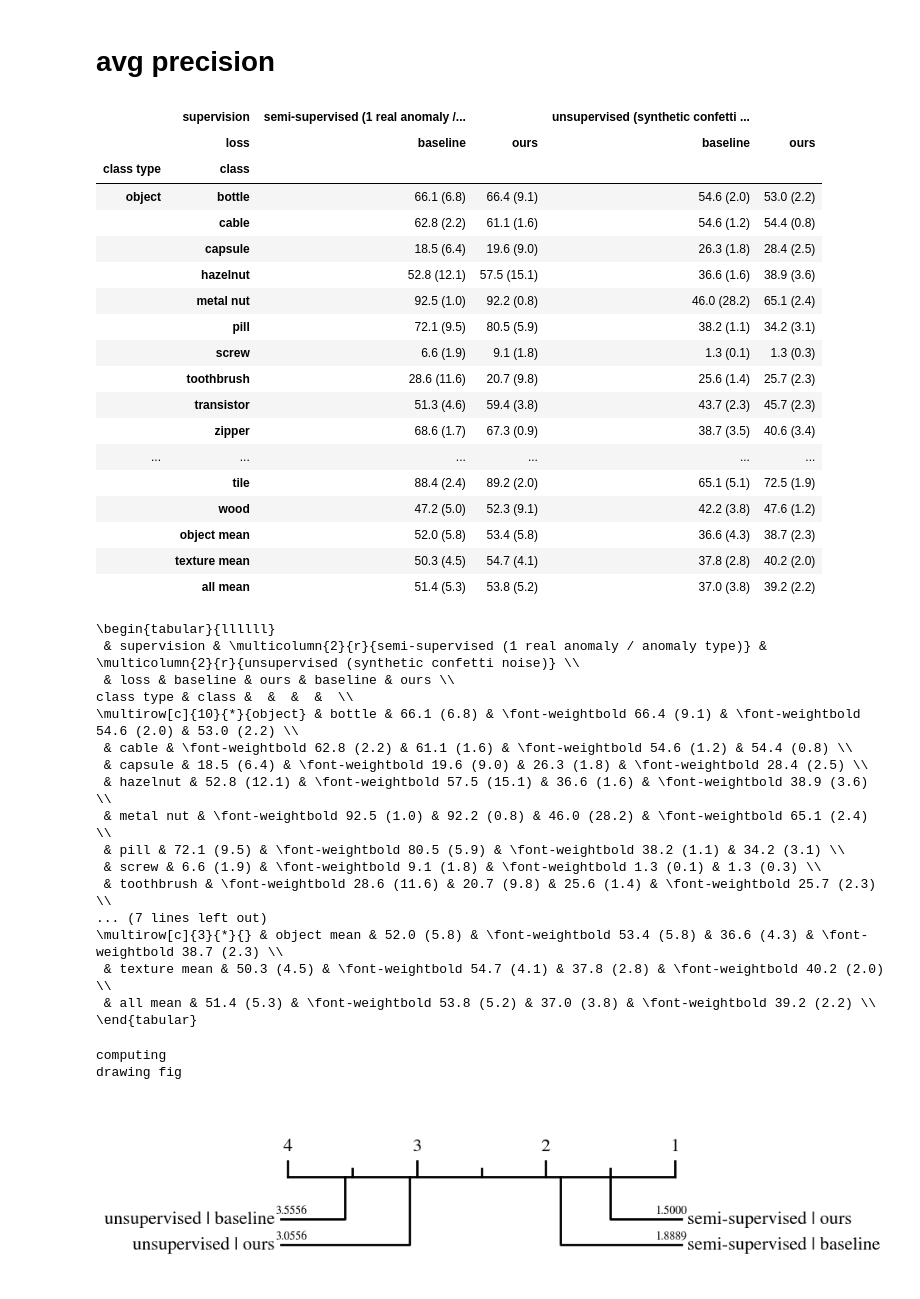
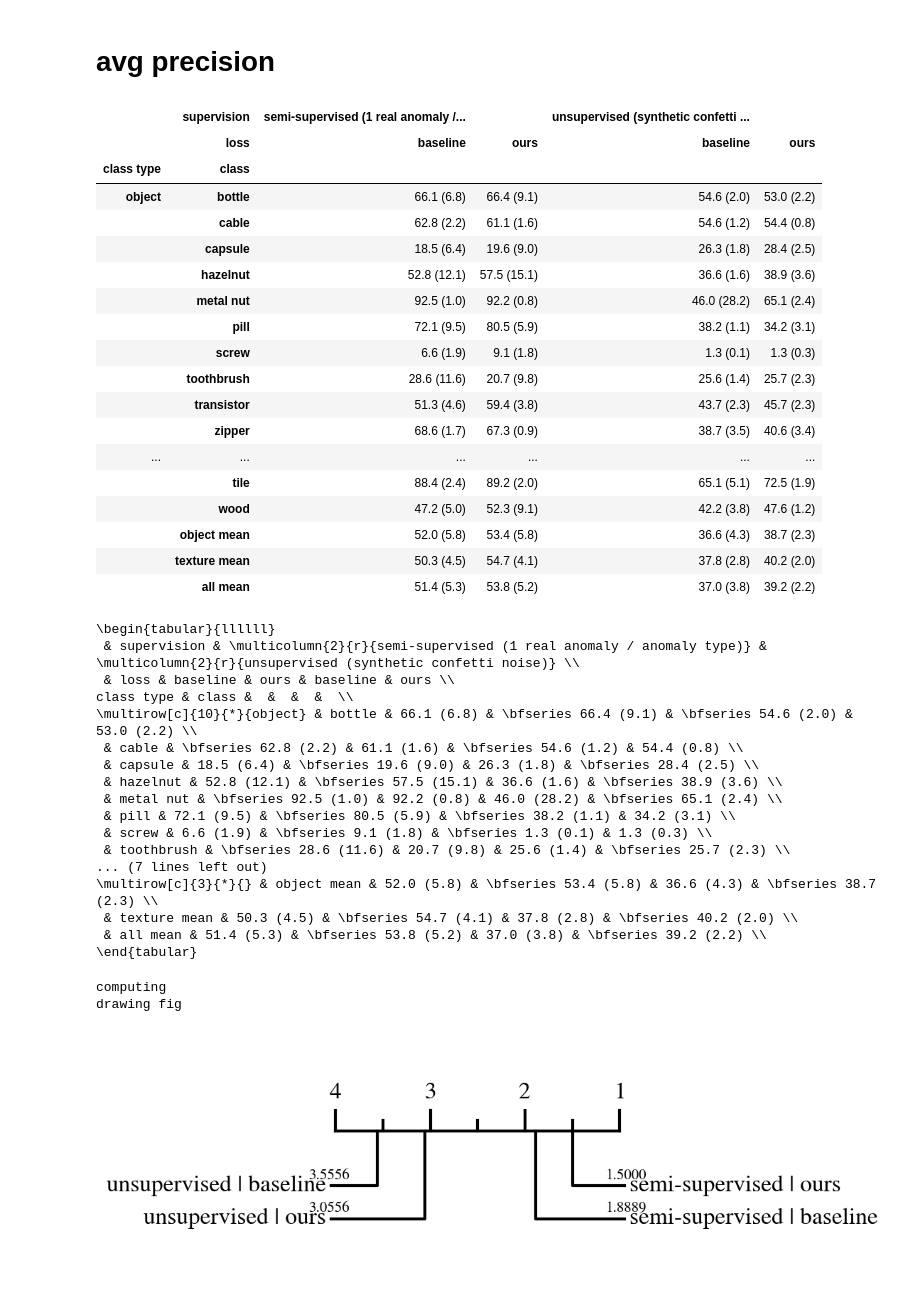
Before and after one commit to jpcbertoldo/fcdd, a Jupyter notebook: 2022-07-bmvc/08-analyse-experiment.05-bmvc-report-02-old-experiment-00.ipynb, the cells around one changed output. Cells and saved outputs as stored; diff of their text form; code cells hidden in the pictures.

```diff
--- a/2022-07-bmvc/08-analyse-experiment.05-bmvc-report-02-old-experiment-00.ipynb
+++ b/2022-07-bmvc/08-analyse-experiment.05-bmvc-report-02-old-experiment-00.ipynb
@@ -520,10 +523,12 @@ def format_index(index):
 pt.index = pt.index.map(format_index)
 
 color_mask = get_color_mask_compare_by_line_every_n_cols(pt_color_from, n=2)
-pt = pt.style.apply(bold_from_ordering_mask(color_mask), axis=None)
-pt
 
-print(pt.to_latex())
+def apply_style(df):
+    return pt.style.apply(bold_from_ordering_mask(color_mask), axis=None)
+
+apply_style(pt)
+print(apply_style(pt).to_latex(convert_css=True))
 # %% [output]
 |  | supervision | semi-supervised (1 real anomaly /... |  | unsupervised (synthetic confetti ... |  |
 |  | loss | baseline | ours | baseline | ours |
@@ -548,46 +553,48 @@ print(pt.to_latex())
  & supervision & \multicolumn{2}{r}{semi-supervised (1 real anomaly / anomaly type)} & \multicolumn{2}{r}{unsupervised (synthetic confetti noise)} \\
  & loss & baseline & ours & baseline & ours \\
 class type & class &  &  &  &  \\
-\multirow[c]{10}{*}{object} & bottle & 66.1 (6.8) & \font-weightbold 66.4 (9.1) & \font-weightbold 54.6 (2.0) & 53.0 (2.2) \\
- & cable & \font-weightbold 62.8 (2.2) & 61.1 (1.6) & \font-weightbold 54.6 (1.2) & 54.4 (0.8) \\
- & capsule & 18.5 (6.4) & \font-weightbold 19.6 (9.0) & 26.3 (1.8) & \font-weightbold 28.4 (2.5) \\
- & hazelnut & 52.8 (12.1) & \font-weightbold 57.5 (15.1) & 36.6 (1.6) & \font-weightbold 38.9 (3.6) \\
- & metal nut & \font-weightbold 92.5 (1.0) & 92.2 (0.8) & 46.0 (28.2) & \font-weightbold 65.1 (2.4) \\
- & pill & 72.1 (9.5) & \font-weightbold 80.5 (5.9) & \font-weightbold 38.2 (1.1) & 34.2 (3.1) \\
- & screw & 6.6 (1.9) & \font-weightbold 9.1 (1.8) & \font-weightbold 1.3 (0.1) & 1.3 (0.3) \\
- & toothbrush & \font-weightbold 28.6 (11.6) & 20.7 (9.8) & 25.6 (1.4) & \font-weightbold 25.7 (2.3) \\
+\multirow[c]{10}{*}{object} & bottle & 66.1 (6.8) & \bfseries 66.4 (9.1) & \bfseries 54.6 (2.0) & 53.0 (2.2) \\
+ & cable & \bfseries 62.8 (2.2) & 61.1 (1.6) & \bfseries 54.6 (1.2) & 54.4 (0.8) \\
+ & capsule & 18.5 (6.4) & \bfseries 19.6 (9.0) & 26.3 (1.8) & \bfseries 28.4 (2.5) \\
+ & hazelnut & 52.8 (12.1) & \bfseries 57.5 (15.1) & 36.6 (1.6) & \bfseries 38.9 (3.6) \\
+ & metal nut & \bfseries 92.5 (1.0) & 92.2 (0.8) & 46.0 (28.2) & \bfseries 65.1 (2.4) \\
+ & pill & 72.1 (9.5) & \bfseries 80.5 (5.9) & \bfseries 38.2 (1.1) & 34.2 (3.1) \\
+ & screw & 6.6 (1.9) & \bfseries 9.1 (1.8) & \bfseries 1.3 (0.1) & 1.3 (0.3) \\
+ & toothbrush & \bfseries 28.6 (11.6) & 20.7 (9.8) & 25.6 (1.4) & \bfseries 25.7 (2.3) \\
 ... (7 lines left out)
-\multirow[c]{3}{*}{} & object mean & 52.0 (5.8) & \font-weightbold 53.4 (5.8) & 36.6 (4.3) & \font-weightbold 38.7 (2.3) \\
- & texture mean & 50.3 (4.5) & \font-weightbold 54.7 (4.1) & 37.8 (2.8) & \font-weightbold 40.2 (2.0) \\
- & all mean & 51.4 (5.3) & \font-weightbold 53.8 (5.2) & 37.0 (3.8) & \font-weightbold 39.2 (2.2) \\
+\multirow[c]{3}{*}{} & object mean & 52.0 (5.8) & \bfseries 53.4 (5.8) & 36.6 (4.3) & \bfseries 38.7 (2.3) \\
+ & texture mean & 50.3 (4.5) & \bfseries 54.7 (4.1) & 37.8 (2.8) & \bfseries 40.2 (2.0) \\
+ & all mean & 51.4 (5.3) & \bfseries 53.8 (5.2) & 37.0 (3.8) & \bfseries 39.2 (2.2) \\
 \end{tabular}
 # %%
 %matplotlib inline
 from cd_diagram import make_diagram
 from pandas import Index
 
 def merge_column_levels(columns: Index) -> Index:
     merged_columns = columns.map(" | ".join)
     merged_columns.names = [" | ".join(columns.names)]
     return merged_columns
 
 df = pt_test_avg.copy()
 
 compare_every_n = 4
 colidx = 0
 
 df = df.droplevel(axis='index', level=0)
 df.columns = merge_column_levels(df.columns)
 
 df = df.iloc[:, compare_every_n * colidx:compare_every_n * (colidx + 1)]
 df = df.stack().reset_index()
 df = df.rename(columns={df.columns[0]: "dataset", df.columns[1]: "model", 0: "metric"})
 
 from matplotlib import pyplot as plt
-fig = plt.figure(figsize=(7, 2), dpi=100)
+fig = plt.figure(figsize=(4, 2), dpi=150)
 p_values, average_ranks, _, ax = make_diagram(df, alpha=0.10, fig=fig,)
 fig.show()
+
+del df
 # %% [output]
 computing
 drawing fig
-[figure, old version]
+[figure, new version]
```
Also changed, not shown: parts of 2 cells of this notebook, 2 other files.
